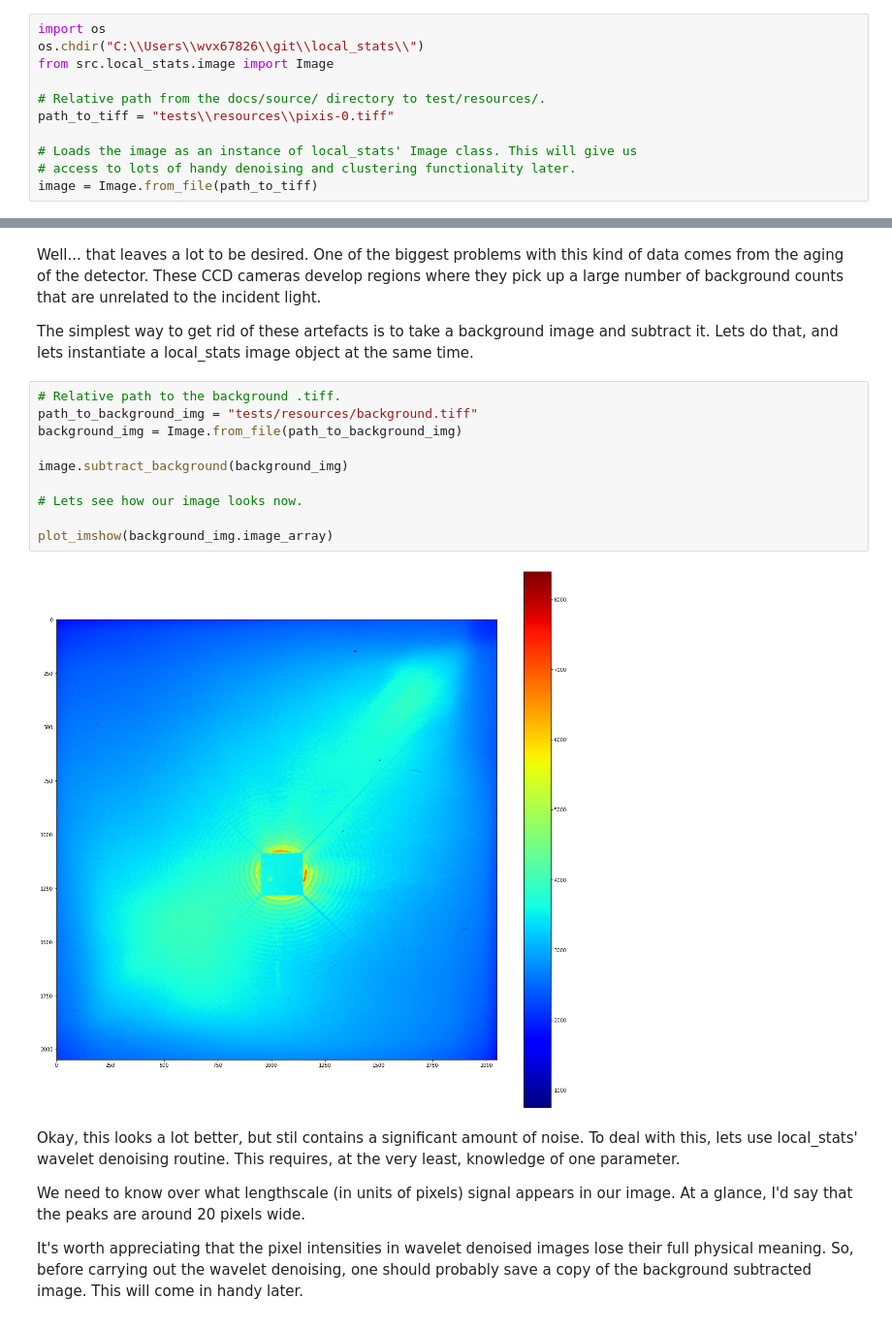
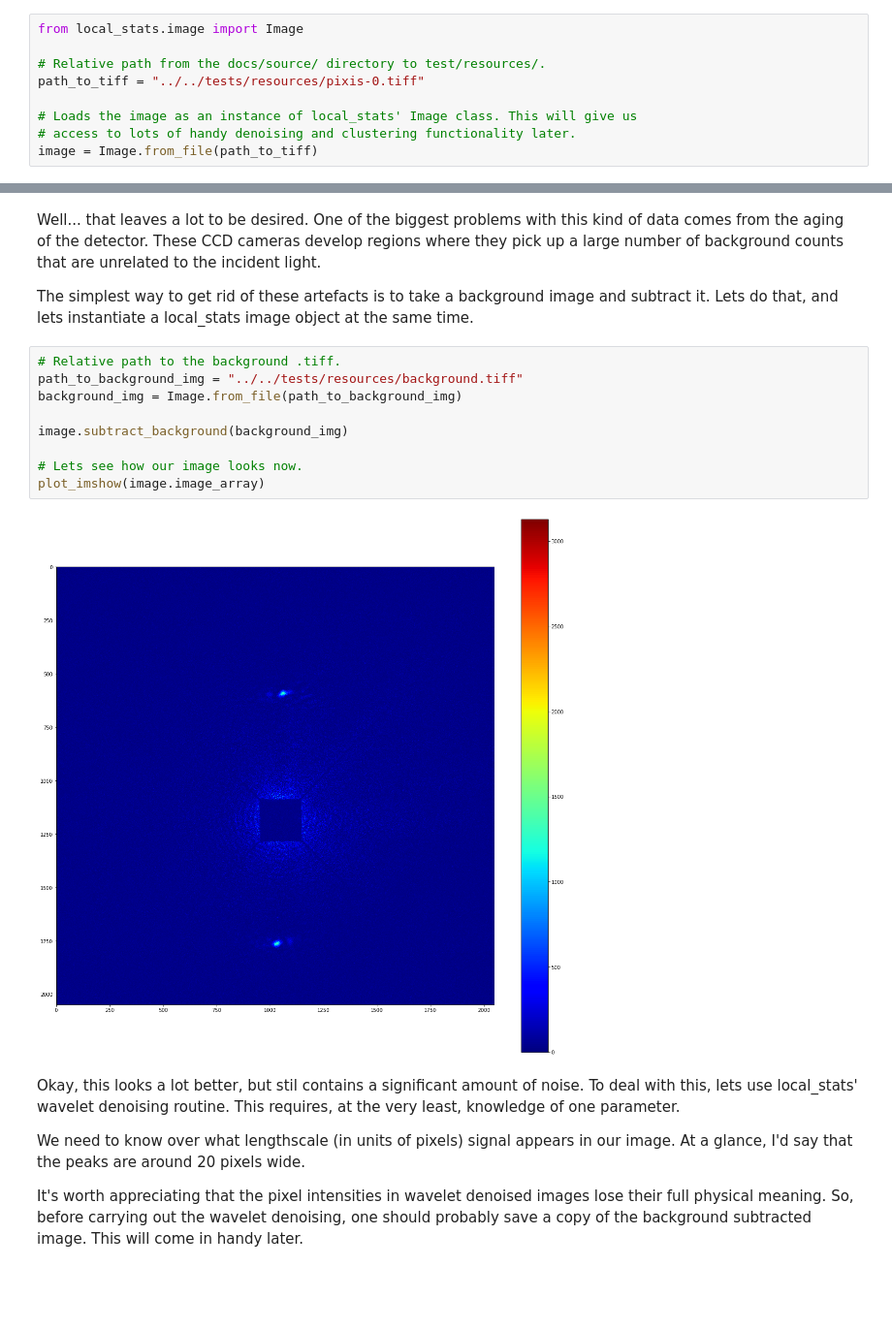
Before and after one commit to RBrearton/local_stats, a Jupyter notebook: docs/source/example_clustering.ipynb, the cells around one changed output, grey strips where cells are left out. Shown at 97% size. Cells and saved outputs as stored; diff of their text form; blank space fills up the shorter version.

```diff
--- a/docs/source/example_clustering.ipynb
+++ b/docs/source/example_clustering.ipynb
@@ -6,12 +6,10 @@ image. To start, we want to load an image. We'll use local_stats' Image class'
 from_file method to load the image. The image we'll load ships with local_stats'
 test suite, and is stored in the local_stats/tests/resources/ directory.
 # %%
-import os
-os.chdir("C:\\Users\\wvx67826\\git\\local_stats\\")
-from src.local_stats.image import Image
+from local_stats.image import Image
 
 # Relative path from the docs/source/ directory to test/resources/.
-path_to_tiff = "tests\\resources\\pixis-0.tiff"
+path_to_tiff = "../../tests/resources/pixis-0.tiff"
 
 # Loads the image as an instance of local_stats' Image class. This will give us
 # access to lots of handy denoising and clustering functionality later.
@@ -61,16 +59,15 @@ subtract it. Lets do that, and lets instantiate a local_stats image object at
 the same time.
 # %%
 # Relative path to the background .tiff.
-path_to_background_img = "tests/resources/background.tiff"
+path_to_background_img = "../../tests/resources/background.tiff"
 background_img = Image.from_file(path_to_background_img)
 
 image.subtract_background(background_img)
 
 # Lets see how our image looks now.
-
-plot_imshow(background_img.image_array)
+plot_imshow(image.image_array)
 # %% [output]
-[figure, old version]
+[figure, new version]
 # %% [markdown]
 Okay, this looks a lot better, but stil contains a significant amount of noise.
 To deal with this, lets use local_stats' wavelet denoising routine. This
```
Also changed, not shown: parts of 3 cells of this notebook, 1 other file.
